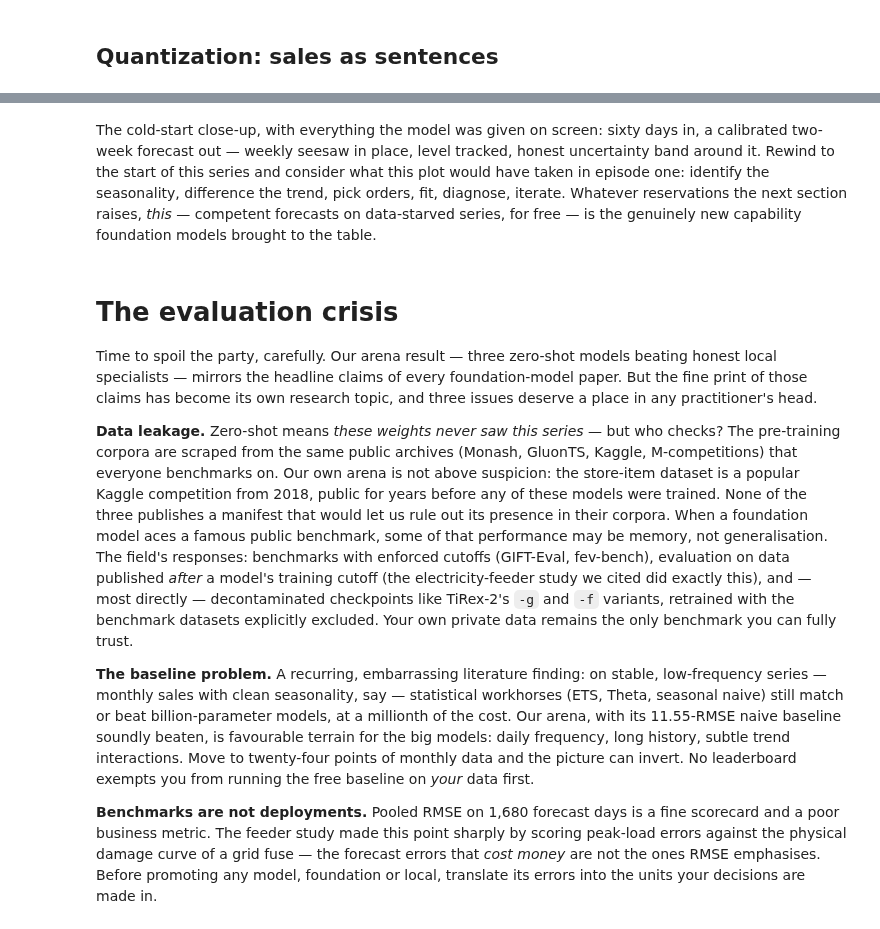
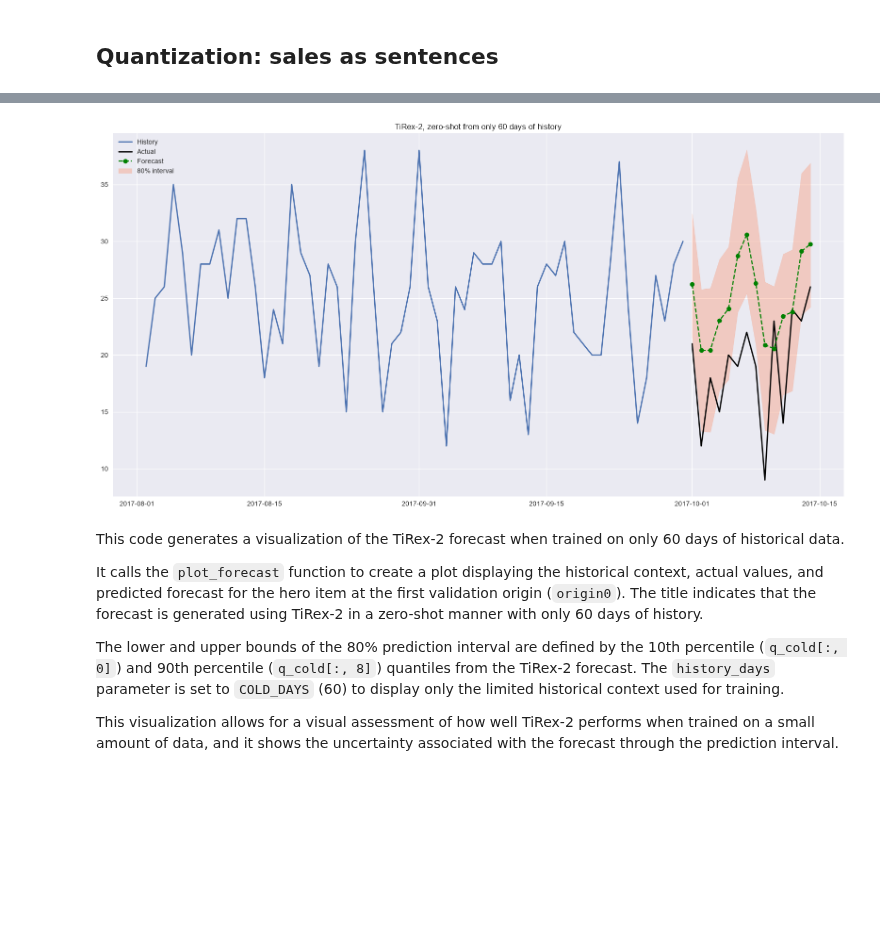
Before and after one commit to tng-konrad/time-series-with-Konrad, a Jupyter notebook: m14-tsfm.ipynb, the cells around one changed output, grey strips where cells are left out. Saved outputs shown, nothing was run; the diff lists cells and outputs as text; code cells hidden in the pictures; blank space fills up the shorter version.

```diff
--- a/m14-tsfm.ipynb
+++ b/m14-tsfm.ipynb
@@ -1028,11 +993,10 @@ point, quantiles = timesfm_model.forecast(horizon=CFG.HORIZON,
                                           inputs=[cold_context.astype('float32')])
 cold_scores['TimesFM 2.5 (60d ctx)'] = forecast_metrics(actual0, point[0])['rmse']
 
-tirex_q_cold, tirex_m_cold = tirex_model.forecast(
-    context=torch.tensor(cold_context, dtype=torch.float32).unsqueeze(0),
-    prediction_length=CFG.HORIZON)
-cold_scores['TiRex (60d ctx)'] = forecast_metrics(
-    actual0, tirex_m_cold[0].numpy())['rmse']
+tirex2_q_cold, tirex2_point_cold = forecast_tirex2(
+    [cold_context], CFG.HORIZON)
+cold_scores['TiRex-2 (60d ctx)'] = forecast_metrics(
+    actual0, tirex2_point_cold[0])['rmse']
 
 q_list, mean_list = chronos_model.predict_quantiles(
     torch.tensor(cold_context, dtype=torch.float32).reshape(1, 1, -1),
@@ -1074,51 +1038,16 @@ literature reports at scale.)
 # %%
-q_cold = tirex_q_cold[0].numpy()
-plot_forecast(CFG.HERO_ITEM, origin0, tirex_m_cold[0].numpy(),
-              "TiRex, zero-shot from only 60 days of history",
+q_cold = tirex2_q_cold[0]
+plot_forecast(CFG.HERO_ITEM, origin0, tirex2_point_cold[0],
+              "TiRex-2, zero-shot from only 60 days of history",
               lower=q_cold[:, 0], upper=q_cold[:, 8],
               history_days=COLD_DAYS)
+# %% [output]
+[figure, added]
 # %% [markdown]
-The cold-start close-up, with everything the model was given on screen: sixty days in,
-a calibrated two-week forecast out — weekly seesaw in place, level tracked, honest
-uncertainty band around it. Rewind to the start of this series and consider what this
-plot would have taken in episode one: identify the seasonality, difference the trend,
-pick orders, fit, diagnose, iterate. Whatever reservations the next section raises,
-*this* — competent forecasts on data-starved series, for free — is the genuinely new
-capability foundation models brought to the table.
+This code generates a visualization of the TiRex-2 forecast when trained on only 60 days of historical data.
+
+It calls the `plot_forecast` function to create a plot displaying the historical context, actual values, and predicted forecast for the hero item at the first validation origin (`origin0`). The title indicates that the forecast is generated using TiRex-2 in a zero-shot manner with only 60 days of history.
+
+The lower and upper bounds of the 80% prediction interval are defined by the 10th percentile (`q_cold[:, 0]`) and 90th percentile (`q_cold[:, 8]`) quantiles from the TiRex-2 forecast. The `history_days` parameter is set to `COLD_DAYS` (60) to display only the limited historical context used for training.
+
+This visualization allows for a visual assessment of how well TiRex-2 performs when trained on a small amount of data, and it shows the uncertainty associated with the forecast through the prediction interval.
-# %% [markdown]
-# The evaluation crisis
-
-Time to spoil the party, carefully. Our arena result — three zero-shot models beating
-honest local specialists — mirrors the headline claims of every foundation-model
-paper. But the fine print of those claims has become its own research topic, and three
-issues deserve a place in any practitioner's head.
-
-**Data leakage.** Zero-shot means *these weights never saw this series* — but who
-checks? The pre-training corpora are scraped from the same public archives (Monash,
-GluonTS, Kaggle, M-competitions) that everyone benchmarks on. Our own arena is not
-above suspicion: the store-item dataset is a popular Kaggle competition from 2018,
-public for years before any of these models were trained. None of the three publishes
-a manifest that would let us rule out its presence in their corpora. When a foundation
-model aces a famous public benchmark, some of that performance may be memory, not
-generalisation. The field's responses: benchmarks with enforced cutoffs (GIFT-Eval,
-fev-bench), evaluation on data published *after* a model's training cutoff (the
-electricity-feeder study we cited did exactly this), and — most directly —
-decontaminated checkpoints like TiRex-2's `-g` and `-f` variants, retrained with the
-benchmark datasets explicitly excluded. Your own private data remains the only
-benchmark you can fully trust.
-
-**The baseline problem.** A recurring, embarrassing literature finding: on stable,
-low-frequency series — monthly sales with clean seasonality, say — statistical
-workhorses (ETS, Theta, seasonal naive) still match or beat billion-parameter models,
-at a millionth of the cost. Our arena, with its 11.55-RMSE
-naive baseline soundly beaten, is favourable terrain for the big models: daily
-frequency, long history, subtle trend interactions. Move to twenty-four points of
-monthly data and the picture can invert. No leaderboard exempts you from running the
-free baseline on *your* data first.
-
-**Benchmarks are not deployments.** Pooled RMSE on 1,680 forecast days is a fine
-scorecard and a poor business metric. The feeder study made this point sharply by
-scoring peak-load errors against the physical damage curve of a grid fuse — the
-forecast errors that *cost money* are not the ones RMSE emphasises. Before promoting
-any model, foundation or local, translate its errors into the units your decisions
-are made in.
```
Also changed, not shown: parts of 72 cells of this notebook, 5 other files.
